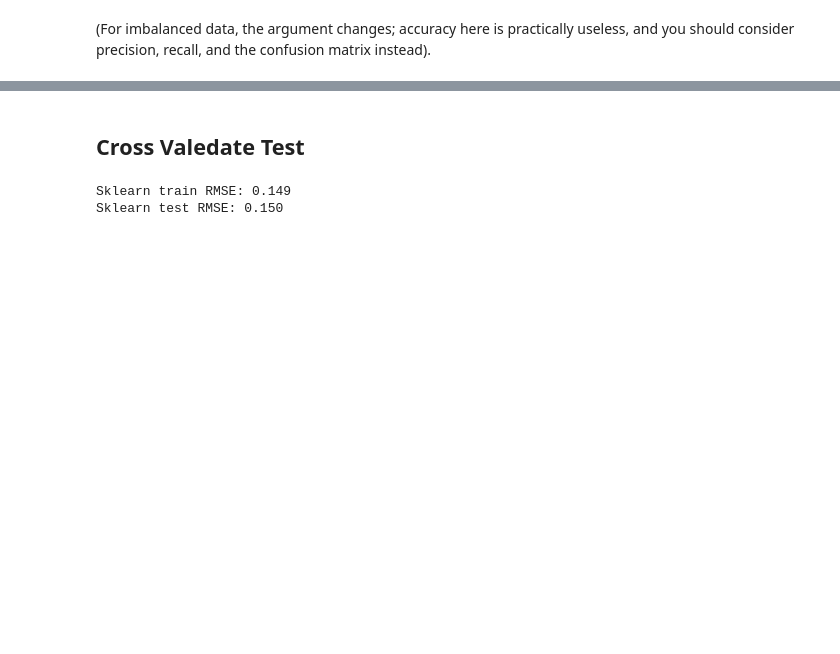
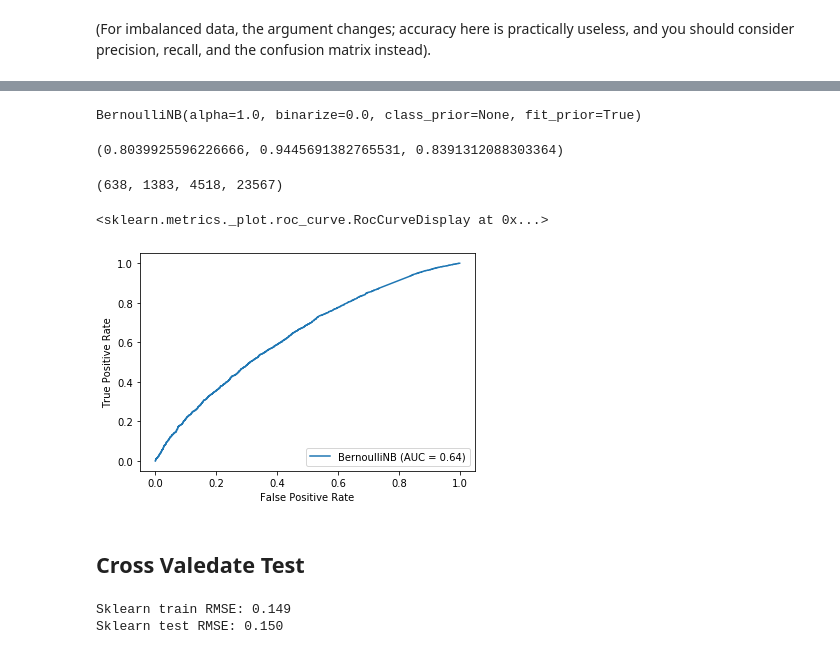
Before and after one commit to hberginc/Capstone2_temp_name, a Jupyter notebook: classify_approve.ipynb, the cells around one changed output, grey strips where cells are left out. Drawn from its saved outputs; the diff is of its cells as text; code cells hidden in the pictures; blank space fills up the shorter version.

```diff
--- a/classify_approve.ipynb
+++ b/classify_approve.ipynb
@@ -268,3 +286,19 @@ plot_roc_curve(model, X_test, y_test)
+# %%
+num_features = range(1, 4)
+accuracies = []
+
+for n in num_features:
+    tot = 0
+    for i in range(5):
+        rf = RandomForestClassifier(n_jobs=-1, random_state  = 1, max_depth = 4, n_estimators=100, max_features=n, class_weight = 'balanced')
+        rf.fit(x_train, y_train)
+        tot += rf.score(x_test, y_test)
+    accuracies.append(tot / 5)
+fig, ax = plt.subplots()
+ax.plot(num_features, accuracies)
+ax.set_xlabel("Number of Features")
+ax.set_ylabel("Accuracy")
+ax.set_title('Accuracy vs Num Features')
 # %%
 get_scores(RandomForestClassifier, X_train, X_test, y_train, y_test, max_features = 5)
 # %% [output]
@@ -276,2 +307,0 @@ get_scores(RandomForestClassifier, X_train, X_test, y_train, y_test, max_feature
-# %%
-X_train, X_test, y_train, y_test = train_test_split(new_X, y, stratify = y)
@@ -277,0 +310,10 @@ X_train, X_test, y_train, y_test = train_test_split(new_X, y, stratify = y)
+# %%
+weight = y_train
+weight = np.where(weight == 1, weight/2, weight+2)
+weight_t = y_test
+weight_t = np.where(weight_t == 1, weight_t/2, weight_t+2)
+# %%
+nb = BernoulliNB()
+nb.fit(x_train, y_train, sample_weight = weight)
+# %% [output]
+BernoulliNB(alpha=1.0, binarize=0.0, class_prior=None, fit_prior=True)
@@ -278,3 +322,19 @@ X_train, X_test, y_train, y_test = train_test_split(new_X, y, stratify = y)
+# %%
+nb.score(x_test, y_test), \
+    precision_score(y_test, y_pred), \
+           recall_score(y_test, y_pred)
+# %% [output]
+(0.8039925596226666, 0.9445691382765531, 0.8391312088303364)
+# %%
+tn, fp, fn, tp = confusion_matrix(y_test, y_pred).ravel()
+tn, fp, fn, tp
+# %% [output]
+(638, 1383, 4518, 23567)
+# %%
+plot_roc_curve(nb, x_test, y_test, sample_weight = weight_t)
+# %% [output]
+<sklearn.metrics._plot.roc_curve.RocCurveDisplay at 0x...>
+[figure, added]
 # %% [markdown]
 ## Cross Valedate Test
 # %%
```
Also changed, not shown: parts of 31 cells of this notebook, 2 other files.
